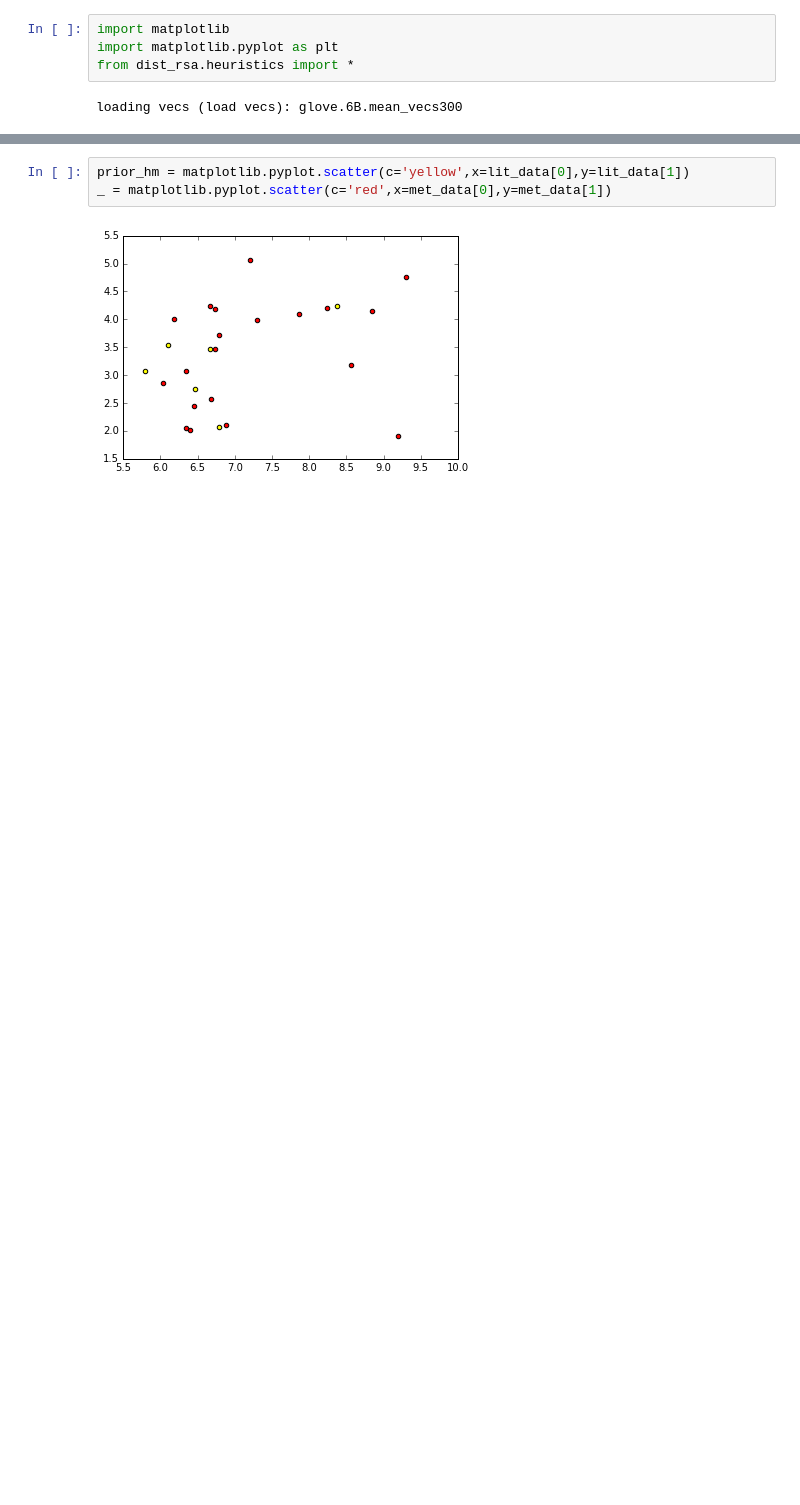
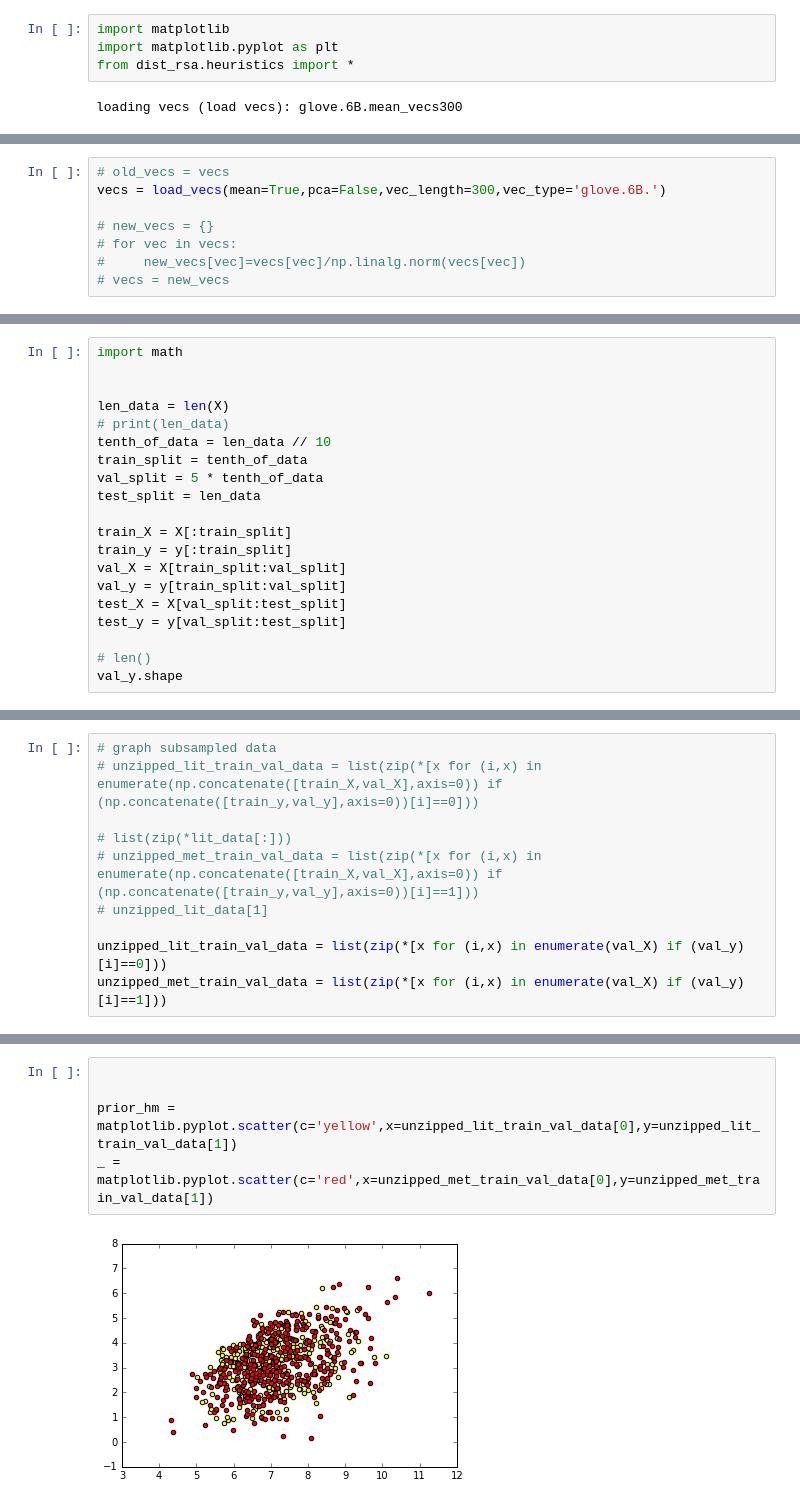
Before and after one commit to reubenharry/Distributional-RSA, a Jupyter notebook: heuristics.ipynb, the cells around one changed output, grey strips where cells are left out. Drawn from its saved outputs; the diff is of its cells as text; blank space fills up the shorter version.

```diff
--- a/heuristics.ipynb
+++ b/heuristics.ipynb
@@ -58,0 +7,8 @@ print(a,b)
+# %%
+# old_vecs = vecs
+vecs = load_vecs(mean=True,pca=False,vec_length=300,vec_type='glove.6B.')
+
+# new_vecs = {}
+# for vec in vecs:
+#     new_vecs[vec]=vecs[vec]/np.linalg.norm(vecs[vec])
+# vecs = new_vecs
@@ -58,0 +91,20 @@ print(a,b)
+# %%
+import math
+
+
+len_data = len(X)
+# print(len_data)
+tenth_of_data = len_data // 10
+train_split = tenth_of_data
+val_split = 5 * tenth_of_data
+test_split = len_data
+
+train_X = X[:train_split]
+train_y = y[:train_split]
+val_X = X[train_split:val_split]
+val_y = y[train_split:val_split]
+test_X = X[val_split:test_split]
+test_y = y[val_split:test_split]
+
+# len()
+val_y.shape
@@ -58,0 +113,10 @@ print(a,b)
+# %%
+# graph subsampled data
+# unzipped_lit_train_val_data = list(zip(*[x for (i,x) in enumerate(np.concatenate([train_X,val_X],axis=0)) if (np.concatenate([train_y,val_y],axis=0))[i]==0]))
+
+# list(zip(*lit_data[:]))
+# unzipped_met_train_val_data = list(zip(*[x for (i,x) in enumerate(np.concatenate([train_X,val_X],axis=0)) if (np.concatenate([train_y,val_y],axis=0))[i]==1]))
+# unzipped_lit_data[1]
+
+unzipped_lit_train_val_data = list(zip(*[x for (i,x) in enumerate(val_X) if (val_y)[i]==0]))
+unzipped_met_train_val_data = list(zip(*[x for (i,x) in enumerate(val_X) if (val_y)[i]==1]))
@@ -59,5 +141,7 @@ print(a,b)
 # %%
-prior_hm = matplotlib.pyplot.scatter(c='yellow',x=lit_data[0],y=lit_data[1])
-_ = matplotlib.pyplot.scatter(c='red',x=met_data[0],y=met_data[1])
+
+
+prior_hm = matplotlib.pyplot.scatter(c='yellow',x=unzipped_lit_train_val_data[0],y=unzipped_lit_train_val_data[1])
+_ = matplotlib.pyplot.scatter(c='red',x=unzipped_met_train_val_data[0],y=unzipped_met_train_val_data[1])
 # %% [output]
-[figure, old version]
+[figure, new version]
```
Also changed, not shown: parts of 14 cells of this notebook, 20 other files.
